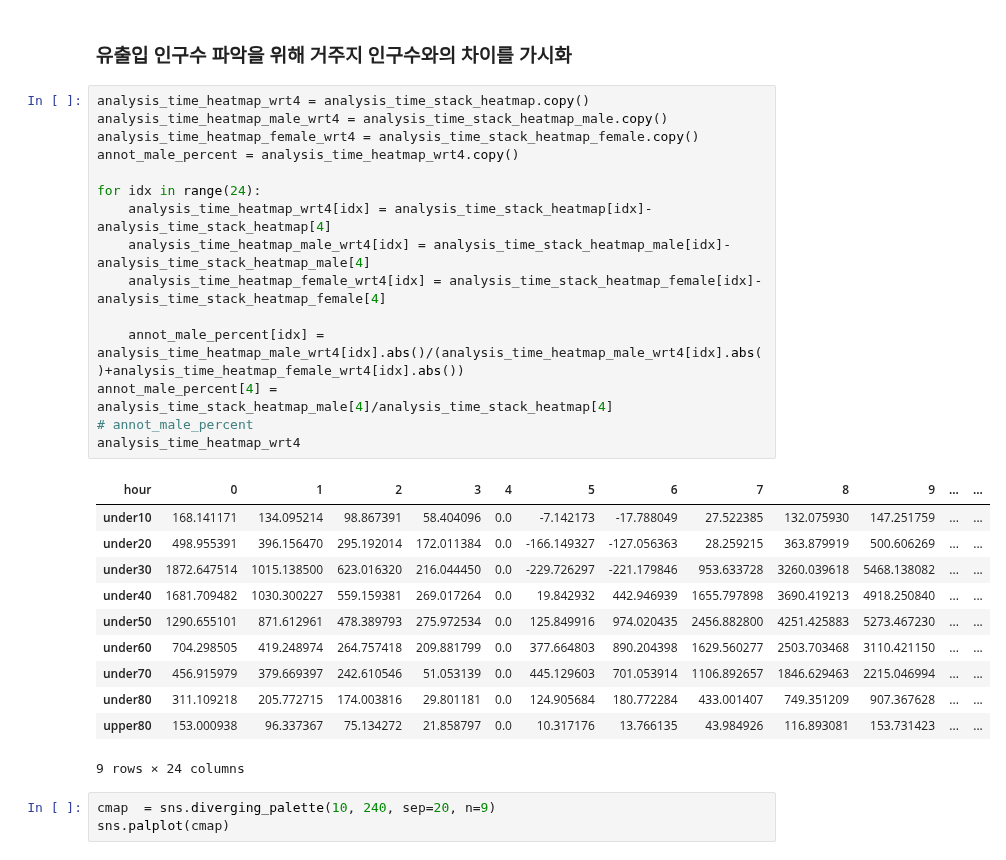
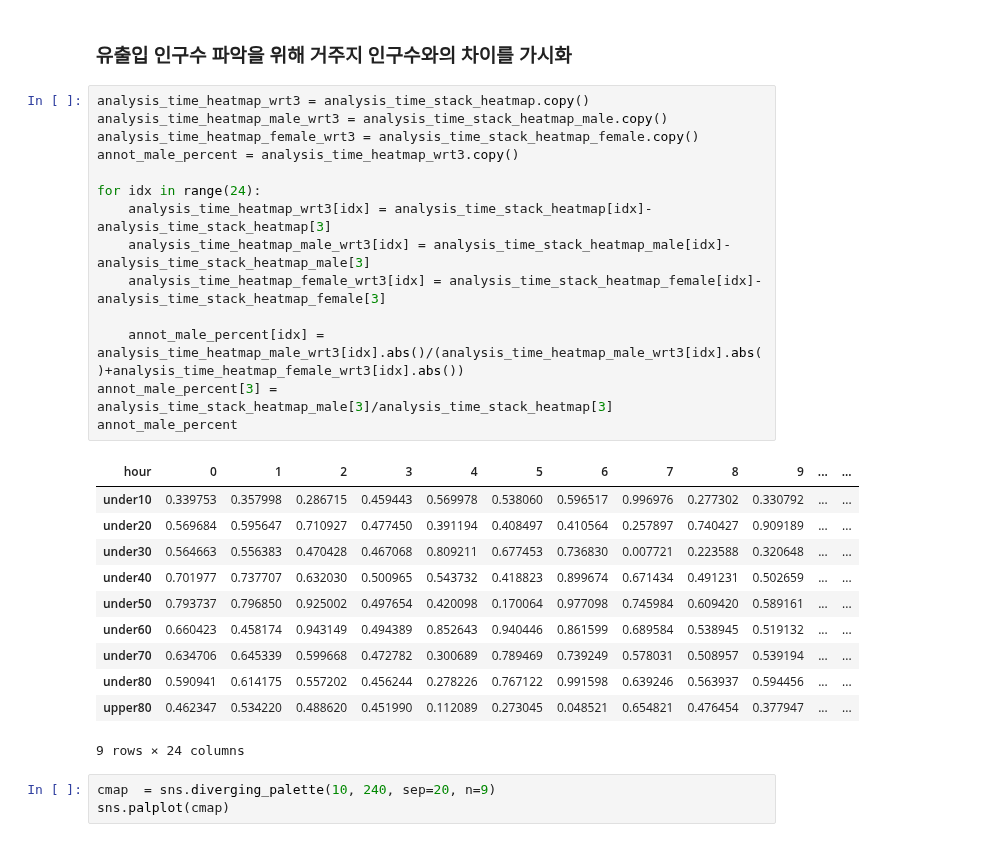
Before and after one commit to Edwardkim0/Place_trend_analysis, a Jupyter notebook: eda_mapo.ipynb, the cells around one changed output. Cells and saved outputs as stored; diff of their text form.

```diff
--- a/eda_mapo.ipynb
+++ b/eda_mapo.ipynb
@@ -182,31 +182,30 @@ sns_fig = snsplt.get_figure()
 # %% [markdown]
 ### 유출입 인구수 파악을 위해 거주지 인구수와의 차이를 가시화
 # %%
-analysis_time_heatmap_wrt4 = analysis_time_stack_heatmap.copy()
-analysis_time_heatmap_male_wrt4 = analysis_time_stack_heatmap_male.copy()
-analysis_time_heatmap_female_wrt4 = analysis_time_stack_heatmap_female.copy()
-annot_male_percent = analysis_time_heatmap_wrt4.copy()
+analysis_time_heatmap_wrt3 = analysis_time_stack_heatmap.copy()
+analysis_time_heatmap_male_wrt3 = analysis_time_stack_heatmap_male.copy()
+analysis_time_heatmap_female_wrt3 = analysis_time_stack_heatmap_female.copy()
+annot_male_percent = analysis_time_heatmap_wrt3.copy()
 
 for idx in range(24):
-    analysis_time_heatmap_wrt4[idx] = analysis_time_stack_heatmap[idx]-analysis_time_stack_heatmap[4]
-    analysis_time_heatmap_male_wrt4[idx] = analysis_time_stack_heatmap_male[idx]-analysis_time_stack_heatmap_male[4]
-    analysis_time_heatmap_female_wrt4[idx] = analysis_time_stack_heatmap_female[idx]-analysis_time_stack_heatmap_female[4]
+    analysis_time_heatmap_wrt3[idx] = analysis_time_stack_heatmap[idx]-analysis_time_stack_heatmap[3]
+    analysis_time_heatmap_male_wrt3[idx] = analysis_time_stack_heatmap_male[idx]-analysis_time_stack_heatmap_male[3]
+    analysis_time_heatmap_female_wrt3[idx] = analysis_time_stack_heatmap_female[idx]-analysis_time_stack_heatmap_female[3]
 
-    annot_male_percent[idx] = analysis_time_heatmap_male_wrt4[idx].abs()/(analysis_time_heatmap_male_wrt4[idx].abs()+analysis_time_heatmap_female_wrt4[idx].abs())
-annot_male_percent[4] = analysis_time_stack_heatmap_male[4]/analysis_time_stack_heatmap[4]
-# annot_male_percent
-analysis_time_heatmap_wrt4
+    annot_male_percent[idx] = analysis_time_heatmap_male_wrt3[idx].abs()/(analysis_time_heatmap_male_wrt3[idx].abs()+analysis_time_heatmap_female_wrt3[idx].abs())
+annot_male_percent[3] = analysis_time_stack_heatmap_male[3]/analysis_time_stack_heatmap[3]
+annot_male_percent
 # %% [output]
 | hour | 0 | 1 | 2 | 3 | 4 | 5 | 6 | 7 | 8 | 9 | ... | ... |
-| under10 | 168.141171 | 134.095214 | 98.867391 | 58.404096 | 0.0 | -7.142173 | -17.788049 | 27.522385 | 132.075930 | 147.251759 | ... | ... |
-| under20 | 498.955391 | 396.156470 | 295.192014 | 172.011384 | 0.0 | -166.149327 | -127.056363 | 28.259215 | 363.879919 | 500.606269 | ... | ... |
-| under30 | 1872.647514 | 1015.138500 | 623.016320 | 216.044450 | 0.0 | -229.726297 | -221.179846 | 953.633728 | 3260.039618 | 5468.138082 | ... | ... |
-| under40 | 1681.709482 | 1030.300227 | 559.159381 | 269.017264 | 0.0 | 19.842932 | 442.946939 | 1655.797898 | 3690.419213 | 4918.250840 | ... | ... |
-| under50 | 1290.655101 | 871.612961 | 478.389793 | 275.972534 | 0.0 | 125.849916 | 974.020435 | 2456.882800 | 4251.425883 | 5273.467230 | ... | ... |
-| under60 | 704.298505 | 419.248974 | 264.757418 | 209.881799 | 0.0 | 377.664803 | 890.204398 | 1629.560277 | 2503.703468 | 3110.421150 | ... | ... |
-| under70 | 456.915979 | 379.669397 | 242.610546 | 51.053139 | 0.0 | 445.129603 | 701.053914 | 1106.892657 | 1846.629463 | 2215.046994 | ... | ... |
-| under80 | 311.109218 | 205.772715 | 174.003816 | 29.801181 | 0.0 | 124.905684 | 180.772284 | 433.001407 | 749.351209 | 907.367628 | ... | ... |
-| upper80 | 153.000938 | 96.337367 | 75.134272 | 21.858797 | 0.0 | 10.317176 | 13.766135 | 43.984926 | 116.893081 | 153.731423 | ... | ... |
+| under10 | 0.339753 | 0.357998 | 0.286715 | 0.459443 | 0.569978 | 0.538060 | 0.596517 | 0.996976 | 0.277302 | 0.330792 | ... | ... |
+| under20 | 0.569684 | 0.595647 | 0.710927 | 0.477450 | 0.391194 | 0.408497 | 0.410564 | 0.257897 | 0.740427 | 0.909189 | ... | ... |
+| under30 | 0.564663 | 0.556383 | 0.470428 | 0.467068 | 0.809211 | 0.677453 | 0.736830 | 0.007721 | 0.223588 | 0.320648 | ... | ... |
+| under40 | 0.701977 | 0.737707 | 0.632030 | 0.500965 | 0.543732 | 0.418823 | 0.899674 | 0.671434 | 0.491231 | 0.502659 | ... | ... |
+| under50 | 0.793737 | 0.796850 | 0.925002 | 0.497654 | 0.420098 | 0.170064 | 0.977098 | 0.745984 | 0.609420 | 0.589161 | ... | ... |
+| under60 | 0.660423 | 0.458174 | 0.943149 | 0.494389 | 0.852643 | 0.940446 | 0.861599 | 0.689584 | 0.538945 | 0.519132 | ... | ... |
+| under70 | 0.634706 | 0.645339 | 0.599668 | 0.472782 | 0.300689 | 0.789469 | 0.739249 | 0.578031 | 0.508957 | 0.539194 | ... | ... |
+| under80 | 0.590941 | 0.614175 | 0.557202 | 0.456244 | 0.278226 | 0.767122 | 0.991598 | 0.639246 | 0.563937 | 0.594456 | ... | ... |
+| upper80 | 0.462347 | 0.534220 | 0.488620 | 0.451990 | 0.112089 | 0.273045 | 0.048521 | 0.654821 | 0.476454 | 0.377947 | ... | ... |
 9 rows × 24 columns
 # %%
 cmap  = sns.diverging_palette(10, 240, sep=20, n=9)
```
Also changed, not shown: parts of 4 cells of this notebook, 17 other files.
